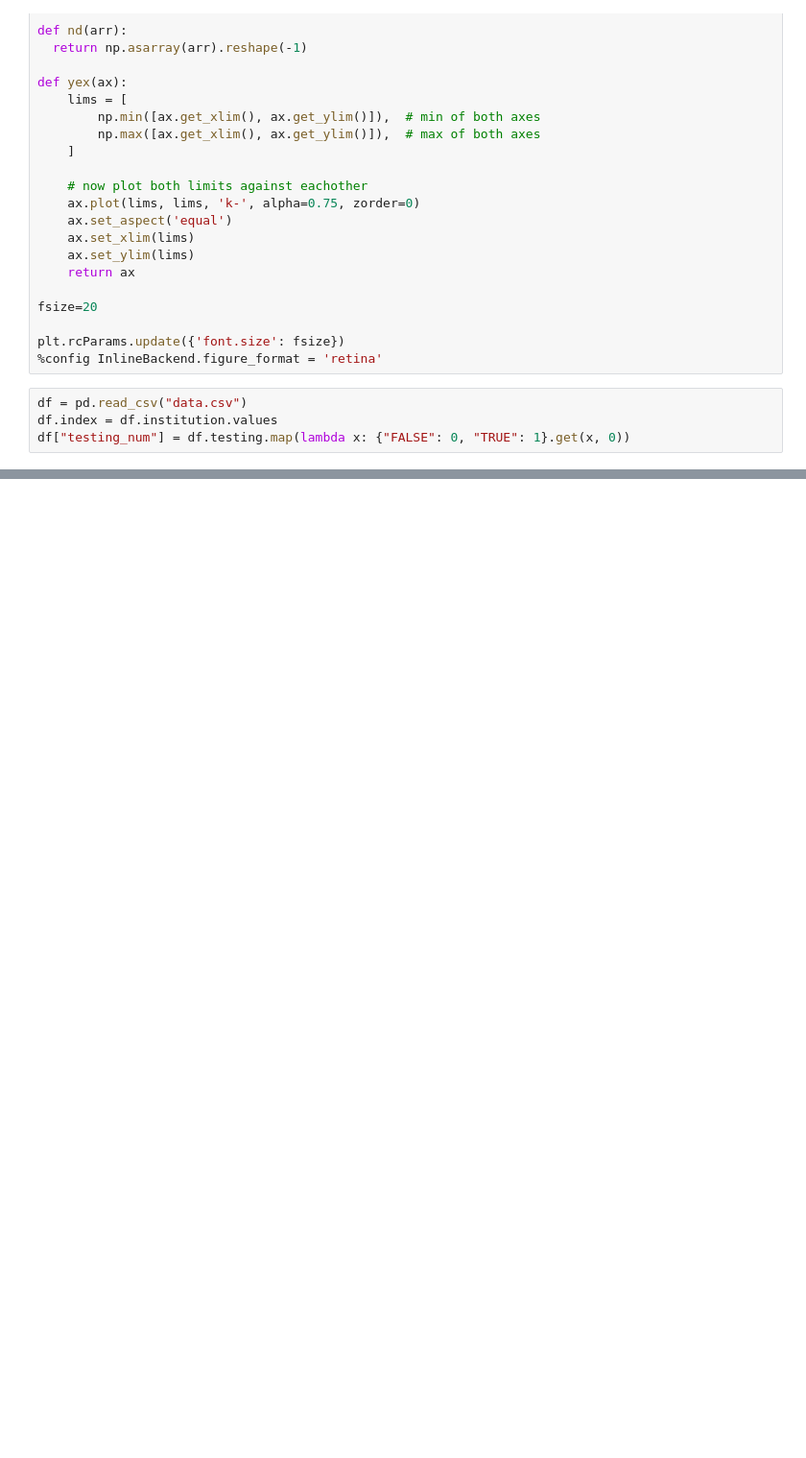
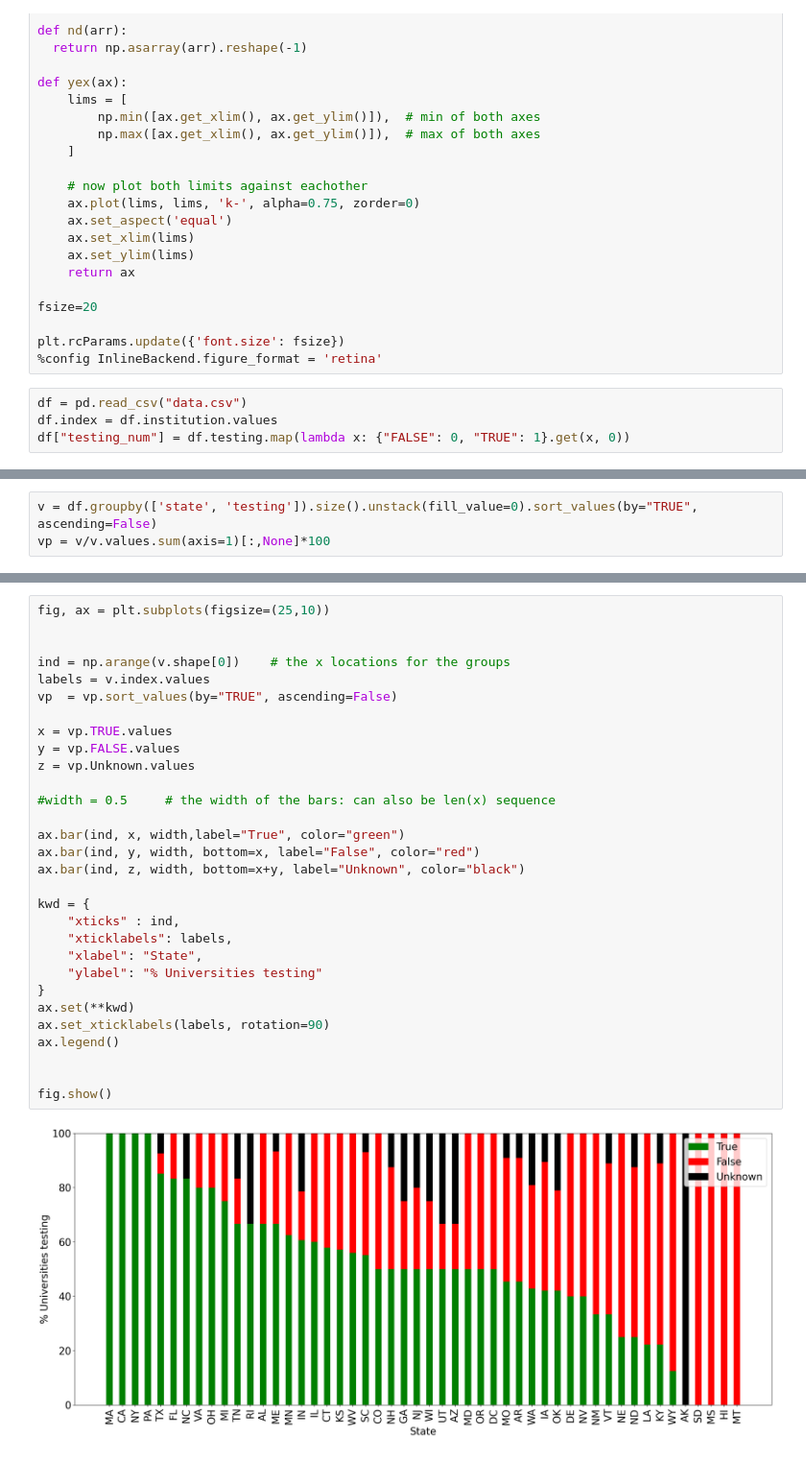
Before and after one commit to pachterlab/BTRBP_2020, a Jupyter notebook: notebooks/basic_stats.ipynb, the cells around one changed output, grey strips where cells are left out. Shown at 96% size. Cells and saved outputs as stored; diff of their text form; blank space fills up the shorter version.

Commit message:
added percent testing per state

```diff
--- a/notebooks/basic_stats.ipynb
+++ b/notebooks/basic_stats.ipynb
@@ -88,0 +89,3 @@ pd.DataFrame(df.test_vendor.value_counts()).head(10)
+# %%
+v = df.groupby(['state', 'testing']).size().unstack(fill_value=0).sort_values(by="TRUE", ascending=False)
+vp = v/v.values.sum(axis=1)[:,None]*100
@@ -88,0 +101,32 @@ pd.DataFrame(df.test_vendor.value_counts()).head(10)
+# %%
+fig, ax = plt.subplots(figsize=(25,10))
+
+
+ind = np.arange(v.shape[0])    # the x locations for the groups
+labels = v.index.values
+vp  = vp.sort_values(by="TRUE", ascending=False)
+
+x = vp.TRUE.values
+y = vp.FALSE.values
+z = vp.Unknown.values
+
+#width = 0.5     # the width of the bars: can also be len(x) sequence
+
+ax.bar(ind, x, width,label="True", color="green")
+ax.bar(ind, y, width, bottom=x, label="False", color="red")
+ax.bar(ind, z, width, bottom=x+y, label="Unknown", color="black")
+
+kwd = {
+    "xticks" : ind,
+    "xticklabels": labels,
+    "xlabel": "State",
+    "ylabel": "% Universities testing"
+}
+ax.set(**kwd)
+ax.set_xticklabels(labels, rotation=90)
+ax.legend()
+
+
+fig.show()
+# %% [output]
+[figure, added]
```
Also changed, not shown: parts of 5 cells of this notebook.
